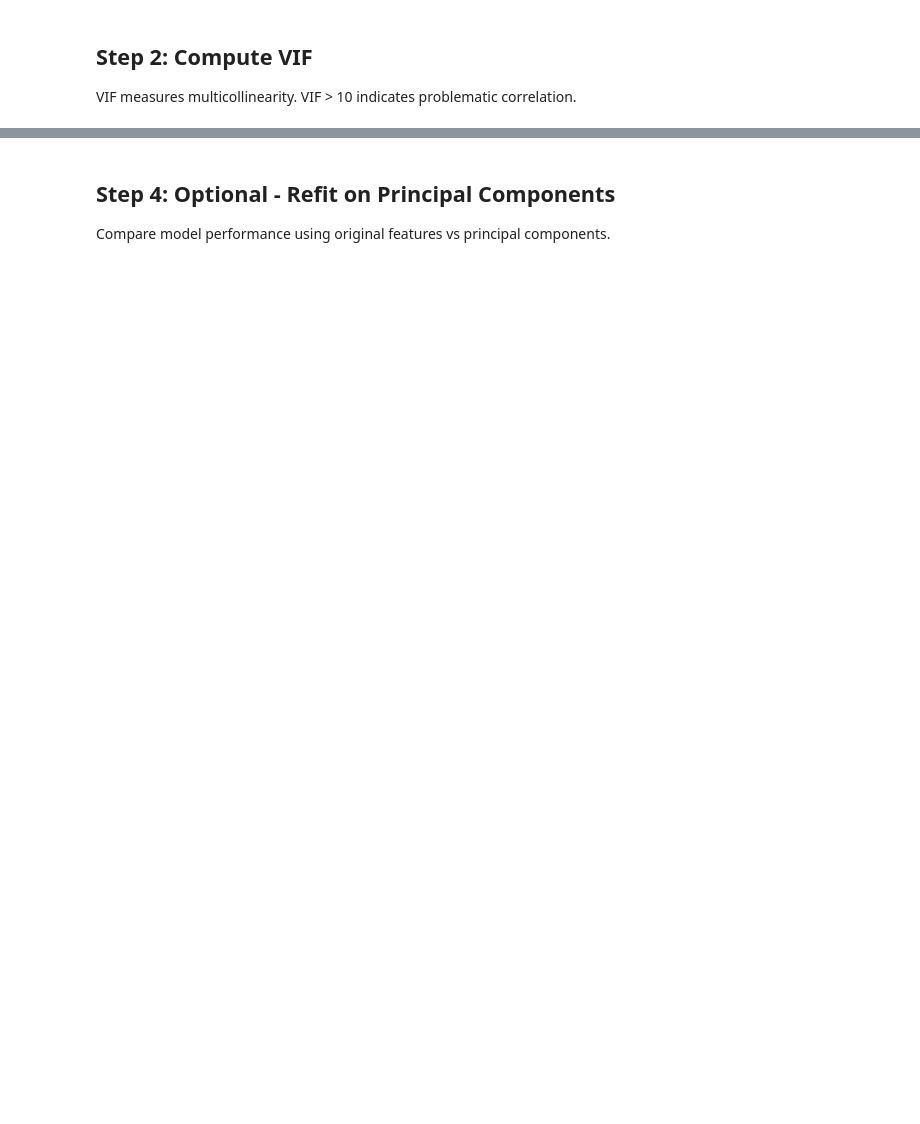
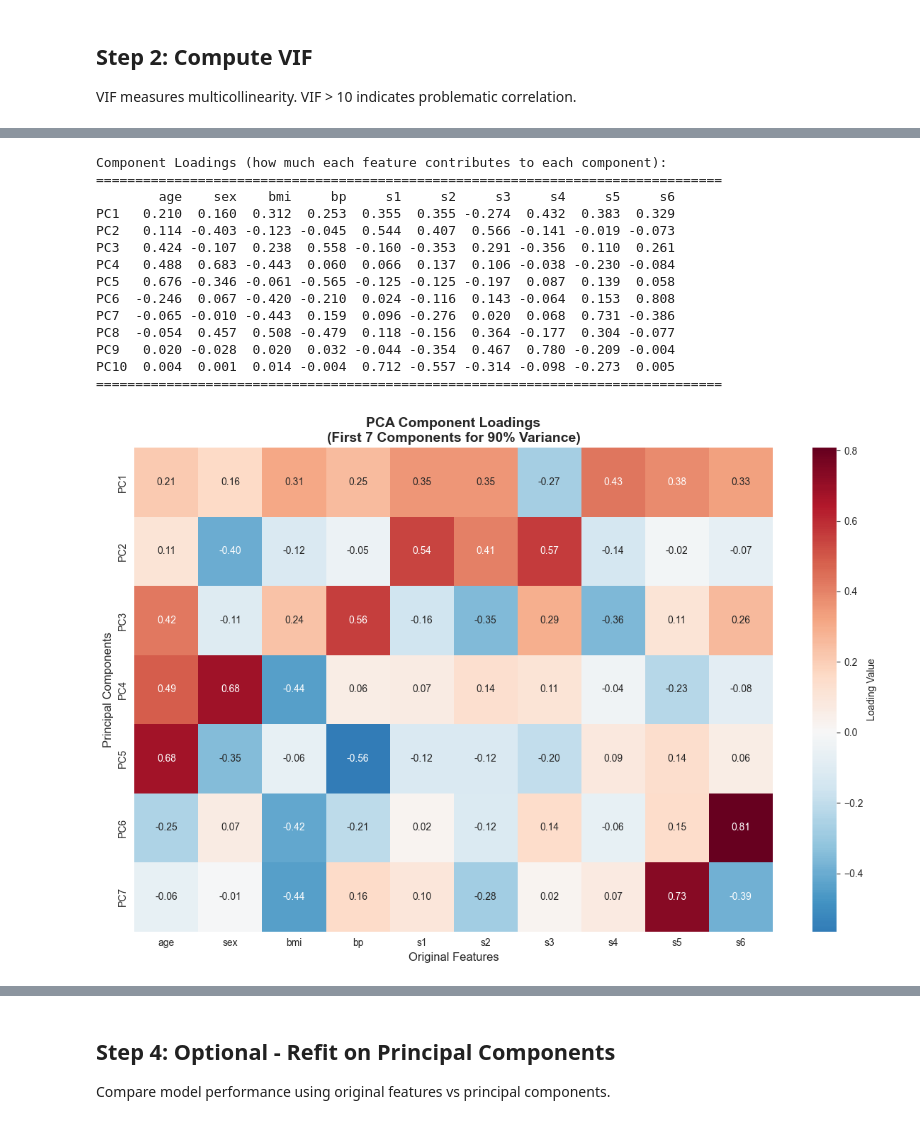
Before and after one commit to Tuminha/ml-interpretability-dojo, a Jupyter notebook: notebooks/03_multicollinearity_vif_pca.ipynb, the cells around one changed output, grey strips where cells are left out. Cells and saved outputs as stored; diff of their text form; code cells hidden in the pictures; blank space fills up the shorter version.

```diff
--- a/notebooks/03_multicollinearity_vif_pca.ipynb
+++ b/notebooks/03_multicollinearity_vif_pca.ipynb
@@ -94,0 +236,67 @@ PCA reveals the underlying structure and shows how many components capture most
+# %%
+# === TODO: Analyze component loadings to understand what each PC represents
+# Hints:
+#   - Access pca.components_ to get loadings (shape: n_components x n_features)
+#   - Create a DataFrame with features as columns, components as rows
+#   - Visualize loadings as a heatmap
+#   - Identify which features contribute most to the first few components
+
+# Get component loadings (each row is a component, each column is a feature)
+loadings = pca.components_
+
+# Create DataFrame for easier interpretation
+loadings_df = pd.DataFrame(
+    loadings,
+    columns=X_train.columns,
+    index=[f'PC{i+1}' for i in range(len(loadings))]
+)
+
+print("Component Loadings (how much each feature contributes to each component):")
+print("="*80)
+print(loadings_df.round(3))
+print("="*80)
+
+# Visualize loadings as heatmap
+plt.figure(figsize=(12, 8))
+sns.heatmap(loadings_df.iloc[:7],  # First 7 components (for 90% variance)
+            annot=True,
+            fmt='.2f',
+            cmap='RdBu_r',
+            center=0,
+            cbar_kws={'label': 'Loading Value'})
+plt.title('PCA Component Loadings\n(First 7 Components for 90% Variance)',
+          fontsize=14, fontweight='bold')
+plt.xlabel('Original Features', fontsize=12)
+plt.ylabel('Principal Components', fontsize=12)
+plt.tight_layout()
+plt.savefig('../images/03_pca_loadings_heatmap.png', dpi=150, bbox_inches='tight')
+plt.show()
+
+# Analyze which features contribute most to first few components
+print("\n" + "="*80)
+print("FEATURE CONTRIBUTION TO TOP COMPONENTS")
+print("="*80)
+for i in range(min(3, len(loadings))):
+    pc_loadings = loadings_df.iloc[i]
+    top_features = pc_loadings.abs().nlargest(3)
+    print(f"\nPC{i+1} (explains {pca.explained_variance_ratio_[i]*100:.1f}% variance):")
+    print(f"  Top contributing features:")
+    for feat, loading in top_features.items():
+        print(f"    {feat}: {loading:.3f} (contributes {abs(loading):.1%} of this component)")
+print("="*80)
+# %% [output]
+Component Loadings (how much each feature contributes to each component):
+================================================================================
+        age    sex    bmi     bp     s1     s2     s3     s4     s5     s6
+PC1   0.210  0.160  0.312  0.253  0.355  0.355 -0.274  0.432  0.383  0.329
+PC2   0.114 -0.403 -0.123 -0.045  0.544  0.407  0.566 -0.141 -0.019 -0.073
+PC3   0.424 -0.107  0.238  0.558 -0.160 -0.353  0.291 -0.356  0.110  0.261
+PC4   0.488  0.683 -0.443  0.060  0.066  0.137  0.106 -0.038 -0.230 -0.084
+PC5   0.676 -0.346 -0.061 -0.565 -0.125 -0.125 -0.197  0.087  0.139  0.058
+PC6  -0.246  0.067 -0.420 -0.210  0.024 -0.116  0.143 -0.064  0.153  0.808
+PC7  -0.065 -0.010 -0.443  0.159  0.096 -0.276  0.020  0.068  0.731 -0.386
+PC8  -0.054  0.457  0.508 -0.479  0.118 -0.156  0.364 -0.177  0.304 -0.077
+PC9   0.020 -0.028  0.020  0.032 -0.044 -0.354  0.467  0.780 -0.209 -0.004
+PC10  0.004  0.001  0.014 -0.004  0.712 -0.557 -0.314 -0.098 -0.273  0.005
+================================================================================
+[figure, added]
```
Also changed, not shown: parts of 16 cells of this notebook, 5 other files.
